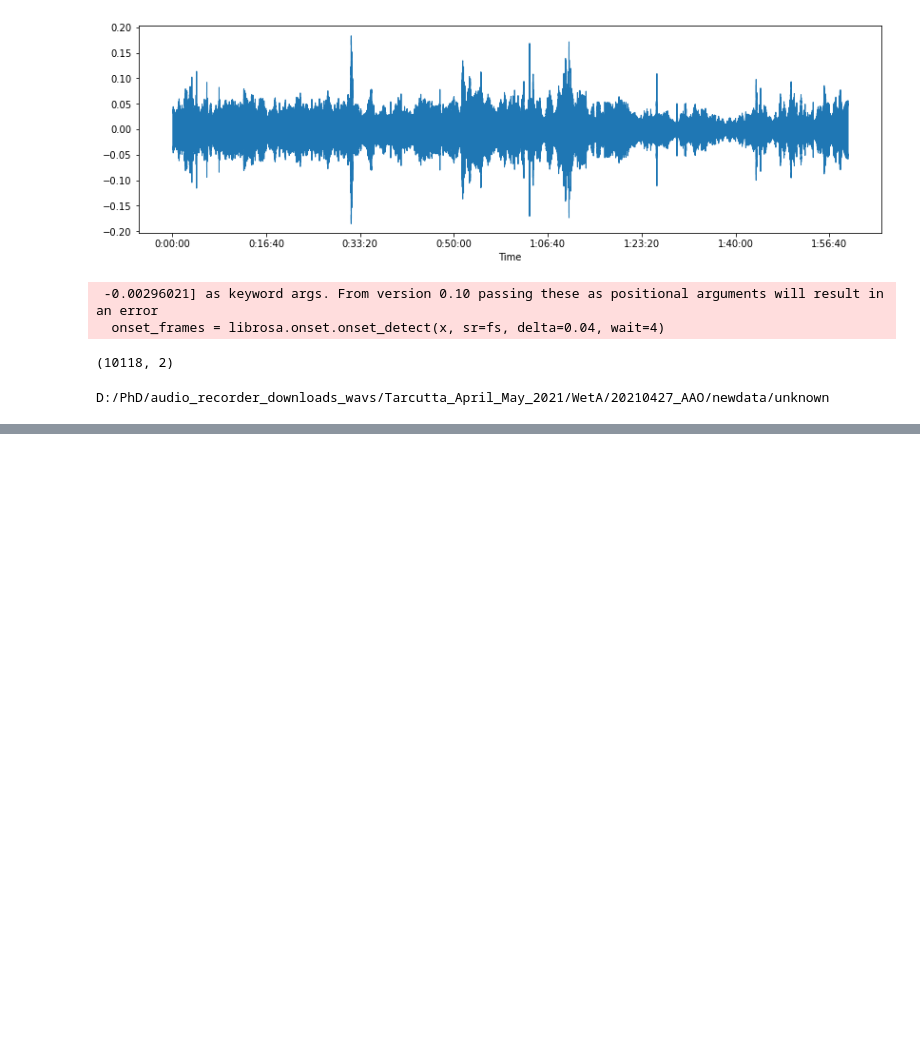
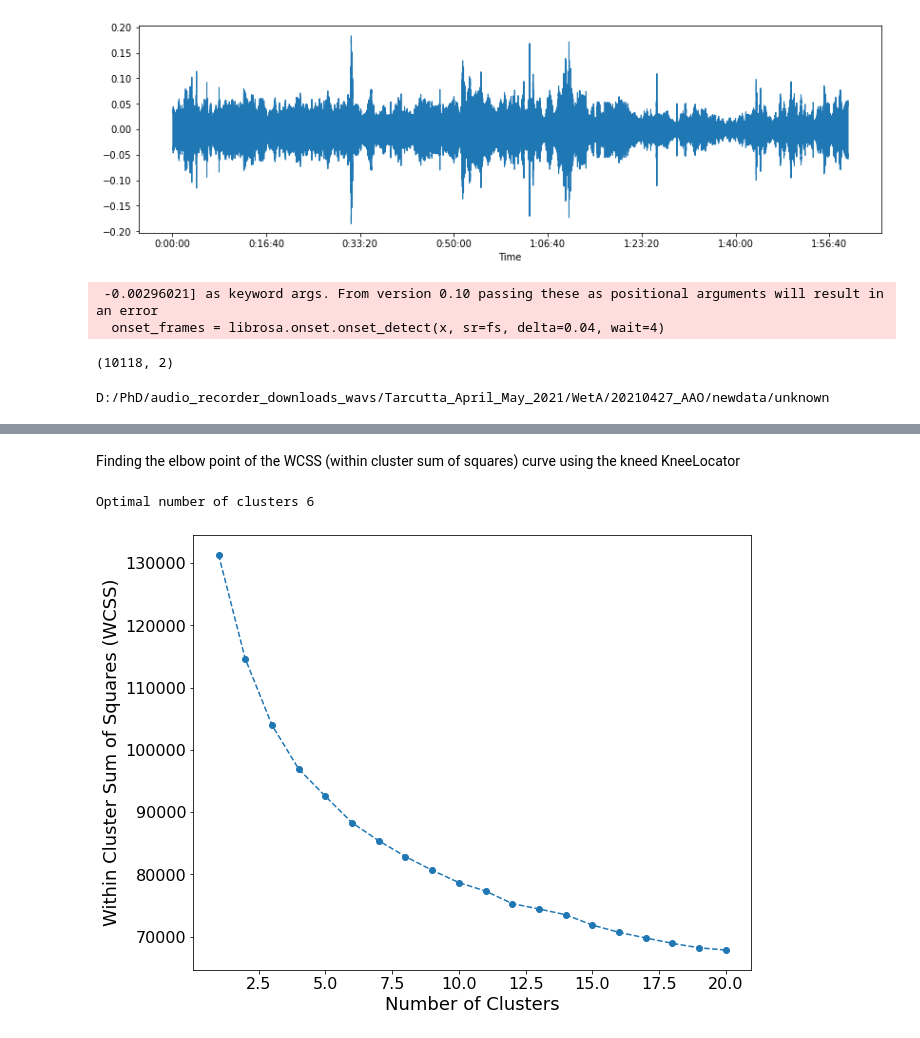
Before and after one commit to thomasnapier/AudioHandling, a Jupyter notebook: SoundRecognizer.ipynb, the cells around one changed output, grey strips where cells are left out. Cells and saved outputs as stored; diff of their text form; code cells hidden in the pictures; blank space fills up the shorter version.

```diff
--- a/SoundRecognizer.ipynb
+++ b/SoundRecognizer.ipynb
@@ -201,0 +469,30 @@ D:/PhD/audio_recorder_downloads_wavs/Tarcutta_April_May_2021/WetA/20210427_AAO/n
+# %% [markdown]
+Finding the elbow point of the WCSS (within cluster sum of squares) curve using the kneed KneeLocator
+# %%
+from kneed import KneeLocator
+from sklearn.cluster import KMeans
+
+# get within cluster sum of squares for each value of k
+wcss = []
+max_clusters = 21
+for i in range(1, max_clusters):
+    kmeans_pca = KMeans(i, init='k-means++', random_state=42)
+    kmeans_pca.fit(scores_pca)
+    wcss.append(kmeans_pca.inertia_)
+
+# programmatically locate the elbow
+n_clusters = KneeLocator([i for i in range(1, max_clusters)], wcss, curve='convex', direction='decreasing').knee
+print("Optimal number of clusters", n_clusters)
+
+# visualize the curve in order to locate the elbow
+fig = plt.figure(figsize=(10,8))
+plt.plot(range(1, 21), wcss, marker='o', linestyle='--')
+# plt.vlines(n_clusters, ymin=0, ymax=max(wcss), linestyles='dashed')
+plt.xlabel('Number of Clusters', fontsize=18)
+plt.ylabel('Within Cluster Sum of Squares (WCSS)', fontsize=18)
+plt.xticks(fontsize=16)
+plt.yticks(fontsize=16)
+plt.show()
+# %% [output]
+Optimal number of clusters 6
+[figure, added]
```
Also changed, not shown: parts of 26 cells of this notebook.
